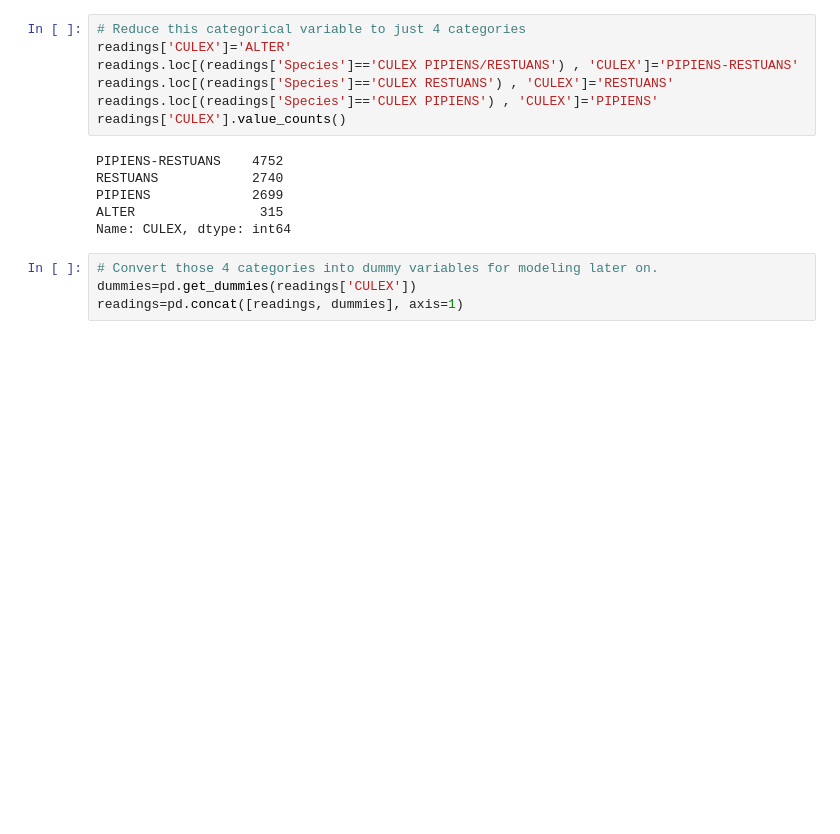
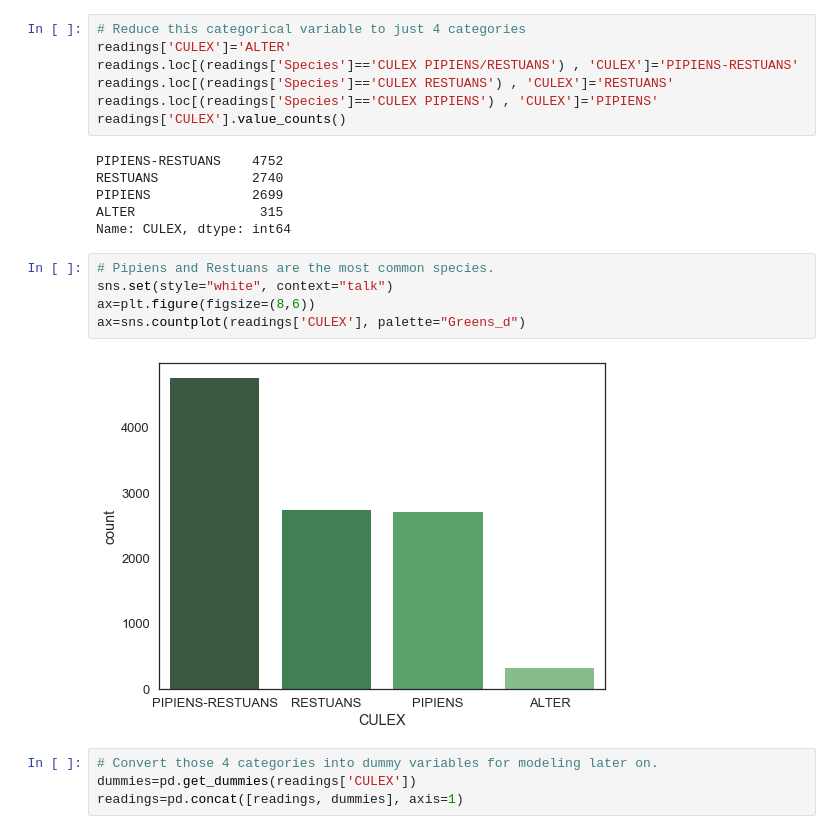
Before and after one commit to austinlasseter/West_Nile_Virus_032108, a Jupyter notebook: Austin/01 - Trap Readings Training Set.ipynb, the cells around one changed output. Saved outputs shown, nothing was run; the diff lists cells and outputs as text; blank space fills up the shorter version.

```diff
--- a/Austin/01 - Trap Readings Training Set.ipynb
+++ b/Austin/01 - Trap Readings Training Set.ipynb
@@ -159,6 +158,13 @@ RESTUANS            2740
 PIPIENS             2699
 ALTER                315
 Name: CULEX, dtype: int64
+# %%
+# Pipiens and Restuans are the most common species.
+sns.set(style="white", context="talk")
+ax=plt.figure(figsize=(8,6))
+ax=sns.countplot(readings['CULEX'], palette="Greens_d")
+# %% [output]
+[figure, added]
 # %%
 # Convert those 4 categories into dummy variables for modeling later on.
 dummies=pd.get_dummies(readings['CULEX'])
```
Also changed, not shown: parts of 14 cells of this notebook, 3 other files.
